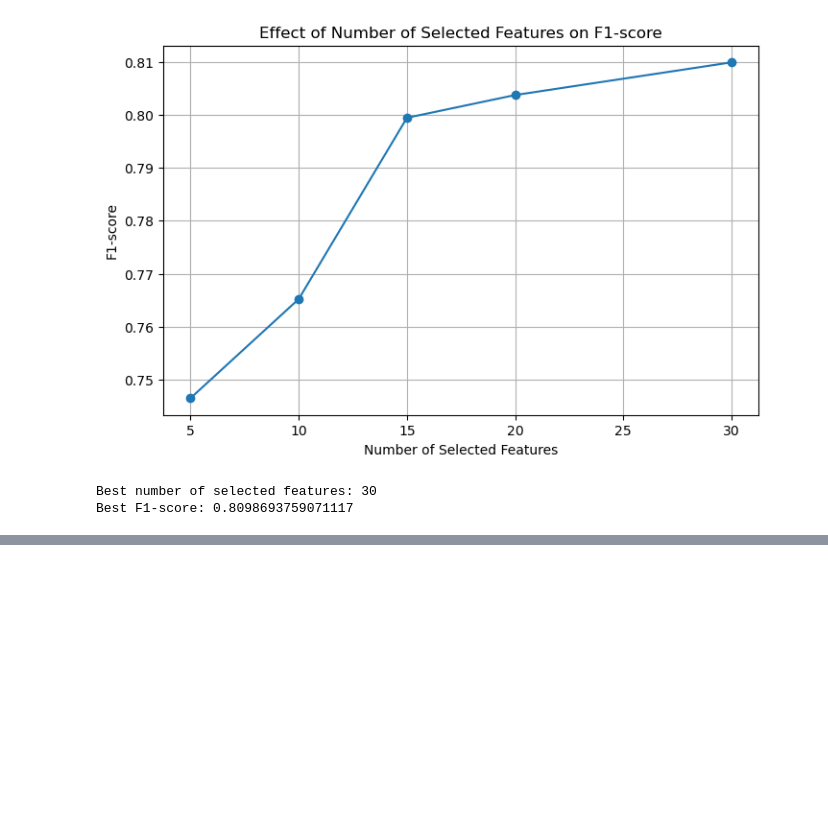
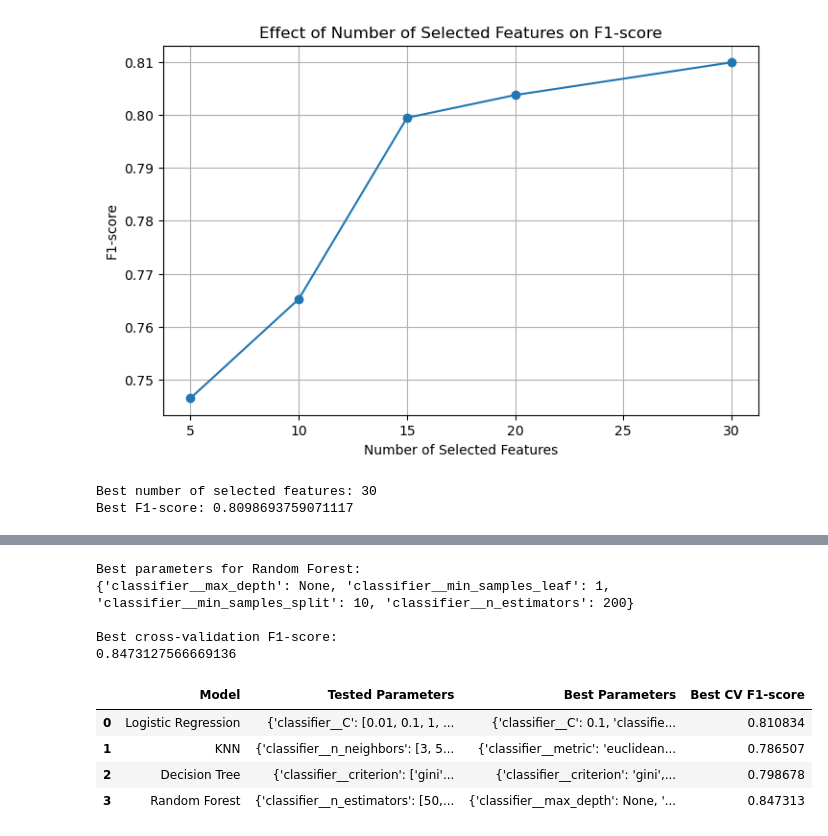
Before and after one commit to erze-haziri/bank-term-deposit-prediction, a Jupyter notebook: bank_term_deposit_analysis.ipynb, the cells around one changed output, grey strips where cells are left out. Cells and saved outputs as stored; diff of their text form; code cells hidden in the pictures; blank space fills up the shorter version.

Commit message:
Implement GridSearchCV hyperparameter tuning for all models

```diff
--- a/bank_term_deposit_analysis.ipynb
+++ b/bank_term_deposit_analysis.ipynb
@@ -476,0 +577,70 @@ Best F1-score: 0.8098693759071117
+# %%
+rf_pipeline = Pipeline(steps=[
+    ("preprocessor", preprocessor),
+    ("classifier", RandomForestClassifier(random_state=42))
+])
+
+rf_params = {
+    "classifier__n_estimators": [50, 100, 200],
+    "classifier__max_depth": [5, 10, 15, None],
+    "classifier__min_samples_split": [2, 5, 10],
+    "classifier__min_samples_leaf": [1, 2, 4]
+}
+
+rf_grid = GridSearchCV(
+    estimator=rf_pipeline,
+    param_grid=rf_params,
+    cv=3,
+    scoring="f1",
+    n_jobs=-1
+)
+
+rf_grid.fit(X_train, y_train)
+
+print("Best parameters for Random Forest:")
+print(rf_grid.best_params_)
+
+print("\nBest cross-validation F1-score:")
+print(rf_grid.best_score_)
+# %% [output]
+Best parameters for Random Forest:
+{'classifier__max_depth': None, 'classifier__min_samples_leaf': 1, 'classifier__min_samples_split': 10, 'classifier__n_estimators': 200}
+
+Best cross-validation F1-score:
+0.8473127566669136
+# %%
+tuning_summary = [
+    {
+        "Model": "Logistic Regression",
+        "Tested Parameters": log_reg_params,
+        "Best Parameters": log_reg_grid.best_params_,
+        "Best CV F1-score": log_reg_grid.best_score_
+    },
+    {
+        "Model": "KNN",
+        "Tested Parameters": knn_params,
+        "Best Parameters": knn_grid.best_params_,
+        "Best CV F1-score": knn_grid.best_score_
+    },
+    {
+        "Model": "Decision Tree",
+        "Tested Parameters": dt_params,
+        "Best Parameters": dt_grid.best_params_,
+        "Best CV F1-score": dt_grid.best_score_
+    },
+    {
+        "Model": "Random Forest",
+        "Tested Parameters": rf_params,
+        "Best Parameters": rf_grid.best_params_,
+        "Best CV F1-score": rf_grid.best_score_
+    }
+]
+
+tuning_summary_df = pd.DataFrame(tuning_summary)
+tuning_summary_df
+# %% [output]
+|  | Model | Tested Parameters | Best Parameters | Best CV F1-score |
+| 0 | Logistic Regression | {'classifier__C': [0.01, 0.1, 1, ... | {'classifier__C': 0.1, 'classifie... | 0.810834 |
+| 1 | KNN | {'classifier__n_neighbors': [3, 5... | {'classifier__metric': 'euclidean... | 0.786507 |
+| 2 | Decision Tree | {'classifier__criterion': ['gini'... | {'classifier__criterion': 'gini',... | 0.798678 |
+| 3 | Random Forest | {'classifier__n_estimators': [50,... | {'classifier__max_depth': None, '... | 0.847313 |
```
Also changed, not shown: parts of 3 cells of this notebook.
